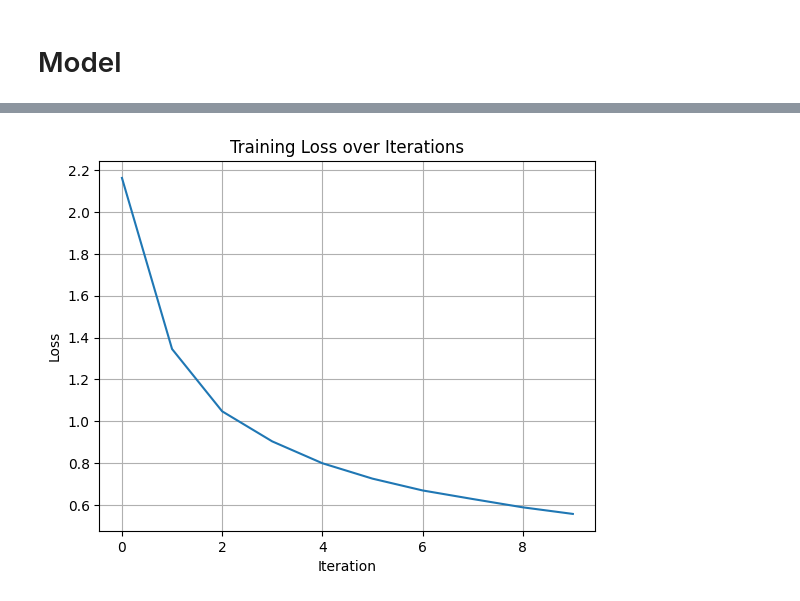
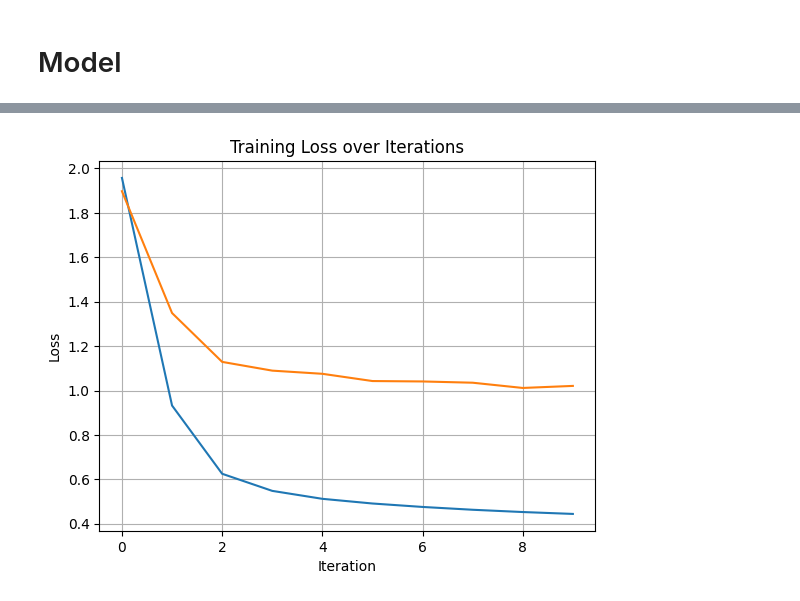
Before and after one commit to huuannnn/TKGC, a Jupyter notebook: main.ipynb, the cells around one changed output, grey strips where cells are left out. Saved outputs shown, nothing was run; the diff lists cells and outputs as text; code cells hidden in the pictures.

Commit message:
update trainer

```diff
--- a/main.ipynb
+++ b/main.ipynb
@@ -447,15 +624,11 @@ class Model(nn.Module):
         # self.time_embedding = nn.Parameter(torch.empty(L, embedding_dim))
         self.L = L
         self.rgcn = nn.ModuleList([
-			RGCNConv(embedding_dim, embedding_dim, num_rels, num_bases=20),
-			RGCNConv(embedding_dim, embedding_dim, num_rels, num_bases=20),
-			RGCNConv(embedding_dim, embedding_dim, num_rels, num_bases=20),
-			RGCNConv(embedding_dim, embedding_dim, num_rels, num_bases=20),
-			RGCNConv(embedding_dim, embedding_dim, num_rels, num_bases=20),
+			RGCNConv(embedding_dim, embedding_dim, num_rels, num_bases=self.num_rels) for _ in range(L)
 		])
-        self.ent_decoder = ConvTransE(num_nodes, embedding_dim, input_dropout=0.1, hidden_dropout=0.1, feature_map_dropout=0.1, channels=embedding_dim, kernel_size=3)
-        self.rel_decoder = ConvTransR(num_rels, embedding_dim, input_dropout=0.1, hidden_dropout=0.1, feature_map_dropout=0.1, channels=embedding_dim, kernel_size=3)
-        self.W = nn.Linear(embedding_dim * L, embedding_dim)
+        self.ent_decoder = ConvTransE(num_nodes, embedding_dim, input_dropout=0.2, hidden_dropout=0.2, feature_map_dropout=0.2, channels=50, kernel_size=3)
+        self.rel_decoder = ConvTransR(num_rels, embedding_dim, input_dropout=0.2, hidden_dropout=0.2, feature_map_dropout=0.2, channels=50, kernel_size=3)
+        # self.W = nn.Linear(embedding_dim * L, embedding_dim)
         self.device = device
         self.reset_parameters()
 
@@ -474,19 +647,19 @@ class Model(nn.Module):
             x = self.rgcn[i](x, snapshot.edge_index.cuda(), snapshot.edge_attr.cuda())
             encoded_features.append(x)
 
-        x = torch.cat(encoded_features, dim=-1)  # [num_nodes, embedding_dim * history_len]
-        x = x.reshape(self.num_nodes, self.embedding_dim, self.L)  # [num_nodes, embedding_dim * history_len]
+        # x = torch.cat(encoded_features, dim=-1)  # [num_nodes, embedding_dim * history_len]
+        # x = x.reshape(self.num_nodes, self.embedding_dim, self.L)  # [num_nodes, embedding_dim * history_len]
         # time_embedding = self.time_embedding.unsqueeze(0).transpose(-1, 1)  # [num_nodes, L, embedding_dim]
         # x = x + time_embedding
-        x = x.reshape(self.num_nodes, -1)  # [num_nodes, embedding_dim * history_len]
-        x = self.W(x)  # [num_nodes, embedding_dim]
+        # x = x.reshape(self.num_nodes, -1)  # [num_nodes, embedding_dim * history_len]
+        # x = self.W(x)  # [num_nodes, embedding_dim]
 
         ent_score = self.ent_decoder(x, self.rel_embedding, triples)
         rel_score = self.rel_decoder(x, self.rel_embedding, triples)
         return ent_score, rel_score
 # %%
 model_config = {
-    'embedding_dim': 32,
+    'embedding_dim': 64,
     'dropout': 0.5,
 }
 
@@ -501,7 +674,7 @@ train_config = {
 
 dataset_config = {
     "dataset": "YAGO",
-    "history_len": 5,
+    "history_len": 3,
     "dilate_len": 1,
     "add_inverse": True
 }
@@ -515,7 +692,7 @@ model = Model(
     train_dataset.num_nodes,
     train_dataset.num_rels,
     embedding_dim=model_config['embedding_dim'],
-    L=5,
+    L=3,
 )
 model = model.to(device)
 
@@ -527,15 +704,17 @@ Number of trainable parameters: 532,383
 logger = Logger(save_dir=train_config['save_dir'])
 
 train_loader = train_dataset.get_loader(batch_size=train_config['batch_size'])
-# val_loader = val_dataset.get_loader(batch_size=train_config['batch_size'])
-# test_loader = test_dataset.get_loader(batch_size=train_config['batch_size'])
+val_loader = valid_dataset.get_loader(batch_size=train_config['batch_size'])
+test_loader = test_dataset.get_loader(batch_size=train_config['batch_size'])
 
 trainer = Trainer(model, logger, model_config, train_config, dataset_config)
 trainer.save_configs()
 logger.log("INFO", f"Number of trainable parameters: {model.get_params():,}")
 trainer.log_efficiency_stats(train_loader)
-history = trainer.fit(train_loader, None)
-# trainer.test(test_loader)
+history = trainer.fit(train_loader, val_loader)
+
+ent_answers, rel_answers = build_filter_answers_from_datasets(test_dataset)
+test_metrics = trainer.test(test_loader, ent_answers=ent_answers, rel_answers=rel_answers)
 
 logger.close()
 # %% [output]
@@ -582,11 +764,12 @@ logger.close()
 # %%
 import matplotlib.pyplot as plt
 plt.plot(history['train'], label='Train Loss')
+plt.plot(history['val'], label='Train Loss')
 plt.xlabel('Iteration')
 plt.ylabel('Loss')
 plt.title('Training Loss over Iterations')
 plt.grid()
 plt.show()
 # print(
 # %% [output]
-[figure, old version]
+[figure, new version]
```
Also changed, not shown: parts of 5 cells of this notebook, 15 other files.
